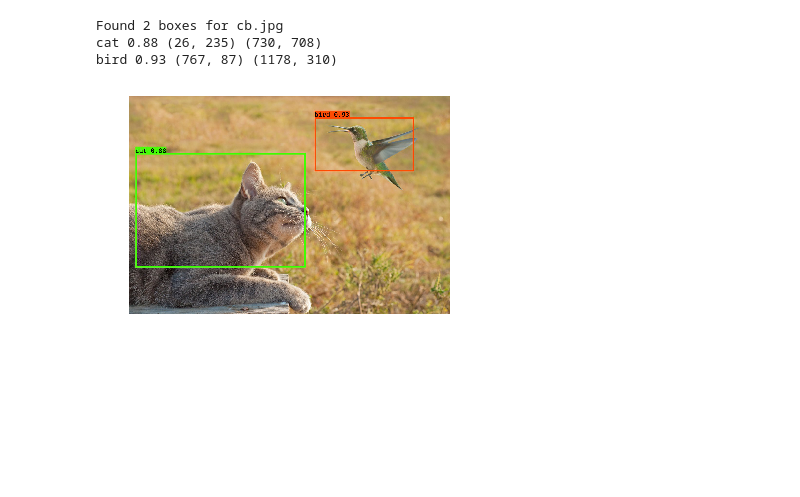
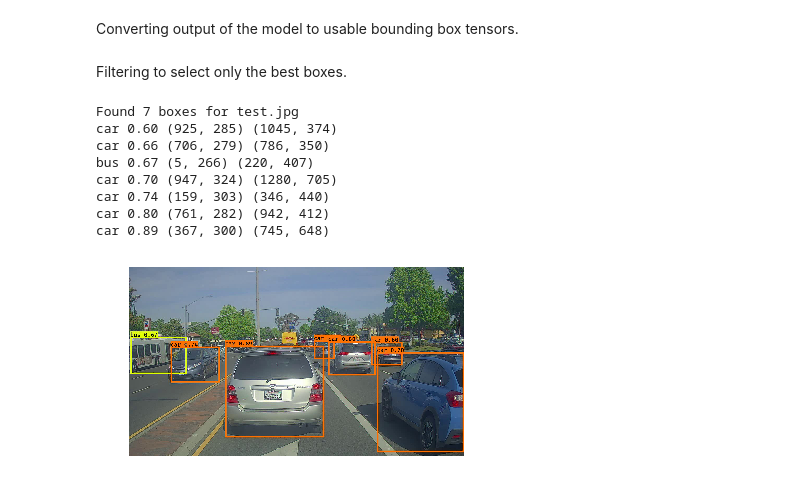
Before and after one commit to manankshastri/Object-Detection, a Jupyter notebook: ObjectDetection-YoloV2.ipynb, the cells around one changed output. Saved outputs shown, nothing was run; the diff lists cells and outputs as text; code cells hidden in the pictures; blank space fills up the shorter version.

```diff
--- a/ObjectDetection-YoloV2.ipynb
+++ b/ObjectDetection-YoloV2.ipynb
@@ -150,8 +160,12 @@ Total params: 50,983,561
 Trainable params: 50,962,889
 Non-trainable params: 20,672
 __________________________________________________________________________________________________
+# %% [markdown]
+Converting output of the model to usable bounding box tensors.
 # %%
 yolo_outputs = yolo_head(yolo_model.output, anchors, len(class_names))
+# %% [markdown]
+Filtering to select only the best boxes.
 # %%
 scores, boxes, classes = yolo_eval(yolo_outputs, image_shape)
 # %%
@@ -192,9 +206,14 @@ def predict(sess, image_file):
 
     return out_scores, out_boxes, out_classes
 # %%
-out_scores, out_boxes, out_classes = predict(sess, "cb.jpg")
+out_scores, out_boxes, out_classes = predict(sess, "test.jpg")
 # %% [output]
-Found 2 boxes for cb.jpg
-cat 0.88 (26, 235) (730, 708)
-bird 0.93 (767, 87) (1178, 310)
+Found 7 boxes for test.jpg
+car 0.60 (925, 285) (1045, 374)
+car 0.66 (706, 279) (786, 350)
+bus 0.67 (5, 266) (220, 407)
+car 0.70 (947, 324) (1280, 705)
+car 0.74 (159, 303) (346, 440)
+car 0.80 (761, 282) (942, 412)
+car 0.89 (367, 300) (745, 648)
-[figure, old version]
+[figure, new version]
```
Also changed, not shown: parts of 6 cells of this notebook, 12 other files.
